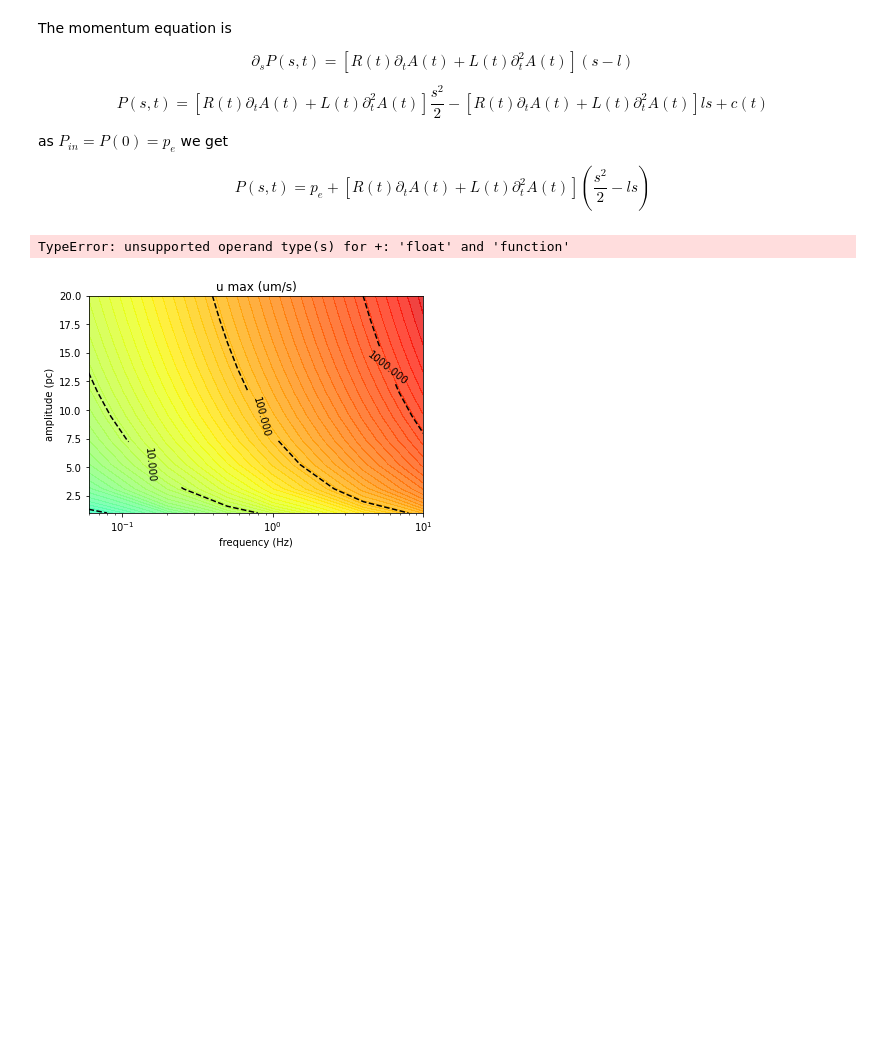
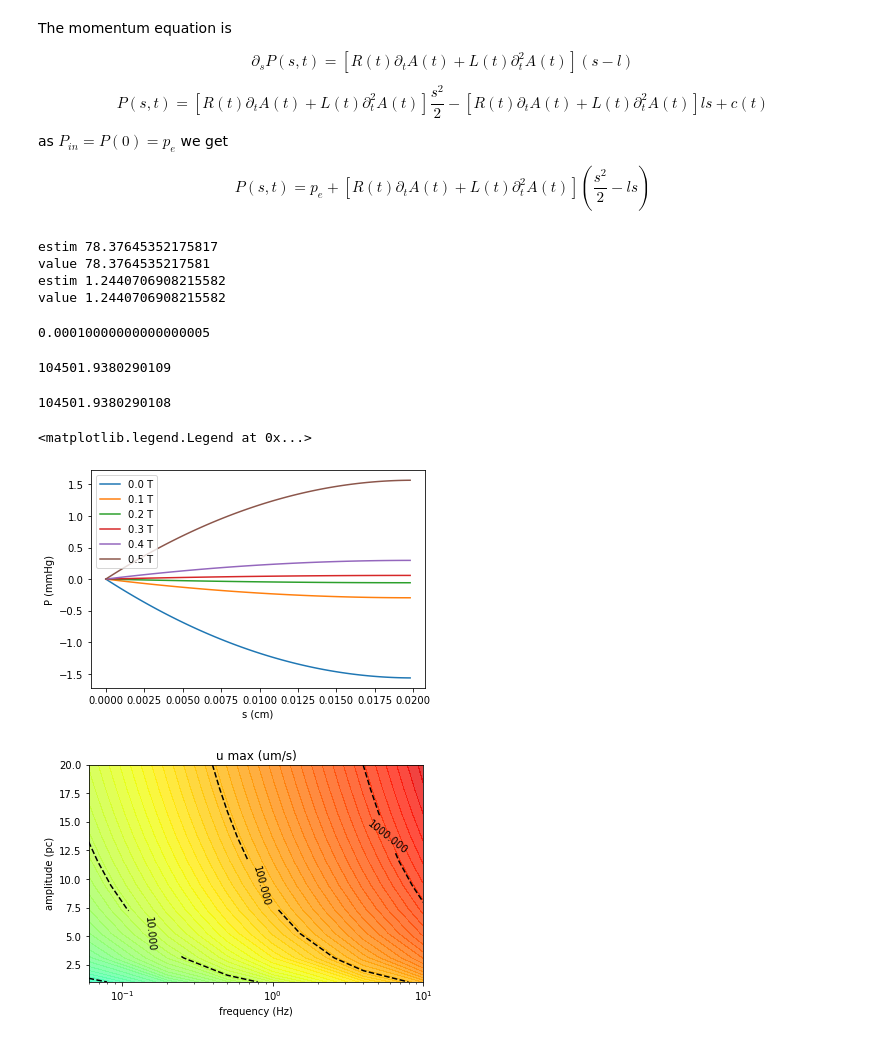
Before and after one commit to MiroK/sleep, a Jupyter notebook: sleep/notebooks/One vessel non linear model.ipynb, the cells around one changed output. Drawn from its saved outputs; the diff is of its cells as text; code cells hidden in the pictures; blank space fills up the shorter version.

```diff
--- a/sleep/notebooks/One vessel non linear model.ipynb
+++ b/sleep/notebooks/One vessel non linear model.ipynb
@@ -254,7 +253,7 @@ def dAdt(t, a, f, phi=0, Rv0=8e-4, h0=2e-4) :
 def dAdt2(t, a, f, phi=0, Rv0=8e-4, h0=2e-4) :
     w=2*np.pi*f
     Av0=np.pi*Rv0**2
-    Aast0=np.pi*(Rv0+h)**2
+    Aast0=np.pi*(Rv0+h0)**2
     A0=Aast0-Av0
     return -A0*(w**2*a*np.sin(w*t+phi*2*np.pi))
 # %%
@@ -337,15 +336,24 @@ nu = 0.7e-2 # stokes (cm2/s), cinematic viscosity of water 35 deg C
 rho = 1 # g /cm3, density of water
 pe=0/mmHg #dyn/cm2
 
+def h(t, a, f, phi=0, Rv0=8e-4, h0=2e-4) :
 
-h=lambda t : Rpvs(t)-Rv(t)
-R= lambda t : 12*nu*rho/(h(t)**2*A(t))
-L=lambda t : rho/A(t)
+    Av0=np.pi*Rv0**2
+    Aast0=np.pi*(Rv0+h0)**2
+
+    Av=Aast0-A(t, a, f, phi, Rv0, h0)
+
+    Rv=np.sqrt(Av/np.pi)
+
+    return Rv0+h0-Rv
+
+
+def R(t, a, f, phi=0, Rv0=8e-4, h0=2e-4) :
+    return 12*nu*rho/(h(t, a, f, phi, Rv0,h0)**2*A(t, a, f, phi, Rv0, h0))
+
+def L (t, a, f, phi=0, Rv0=8e-4, h0=2e-4) :
+    return rho/A(t, a, f, phi, Rv0, h0)
 # %%
 def P(s, t, a, f, l, phi=0, Rv0=8e-4, h0=2e-4) :
-    Rpvs=Rv0+h0
-    h_t=np.sqrt(A(t, a, f, phi, Rv0,h0)/np.pi) ## Sould put the rectangular area approx for constitency
-    R=12*nu*rho/(h_t**2*A(t, a, f, phi, Rv0, h0))
-    L=rho/A(t, a, f, phi, Rv0,h0)
 
-    return pe + (R*dAdt(t, a, f, phi, Rv0,h0)+ L*dAdt2(t, a, f, phi, Rv0,h0))*(s**2/2-l*s)
+    return pe + (R(t, a, f, phi, Rv0,h0)*dAdt(t, a, f, phi, Rv0,h0)+ L(t, a, f, phi, Rv0,h0)*dAdt2(t, a, f, phi, Rv0,h0))*(s**2/2-l*s)
@@ -352,13 +366,52 @@ def P(s, t, a, f, l, phi=0, Rv0=8e-4, h0=2e-4) :
+# %%
+l=1
+Rv0=0.357
+h0=40e-4
+DeltaVblood=
+VSaS=math.pi*Rv0**2*l
+a=DeltaVblood/VSAS
+f=10
+
+
+print('estim',estimPmax( a, f, l, phi=0, Rv0=Rv0, h0=h0)*mmHg)
+
+print('value',abs(P(l,0,a,f,l,Rv0=Rv0, h0=h0)*mmHg))
+
+print('estim',estimUmax( a, f, l, phi=0, Rv0=Rv0, h0=h0))
+
+print('value',U(0,0,a,f,l,Rv0=Rv0, h0=h0))
+# %% [output]
+estim 78.37645352175817
+value 78.3764535217581
+estim 1.2440706908215582
+value 1.2440706908215582
+# %%
+h(0, a, f, phi=0, Rv0=8e-4, h0=1e-4)
+# %% [output]
+0.00010000000000000005
+# %%
+12*nu*rho/((1e-4)**2)*U(0,0,a,f,l,Rv0=8e-4, h0=1e-4)*l/2
+# %% [output]
+104501.9380290109
+# %%
+R(0, a, f,phi=0, Rv0=8e-4, h0=1e-4)*dAdt(0, a, f, phi=0, Rv0=8e-4, h0=1e-4)*l**2/2
+# %% [output]
+104501.9380290108
 # %%
+l=200e-4
+a=0.99
+f=0.2
+
 for t in np.arange(0,0.6,0.1)/f :
-    plt.plot(spanS,P(spanS,t,a,f,l)*mmHg,label='%.1f T'%(t*f))
+    plt.plot(spanS,P(spanS,t,a,f,l,Rv0=8e-4, h0=1e-4)*mmHg,label='%.1f T'%(t*f))
 
 plt.xlabel('s (cm)')
 plt.ylabel('P (mmHg)')
 
 plt.legend()
 # %% [output]
-TypeError: unsupported operand type(s) for +: 'float' and 'function'
+<matplotlib.legend.Legend at 0x...>
+[figure, added]
 # %%
 # map of u max
 l=200e-4
```
Also changed, not shown: parts of 21 cells of this notebook.
